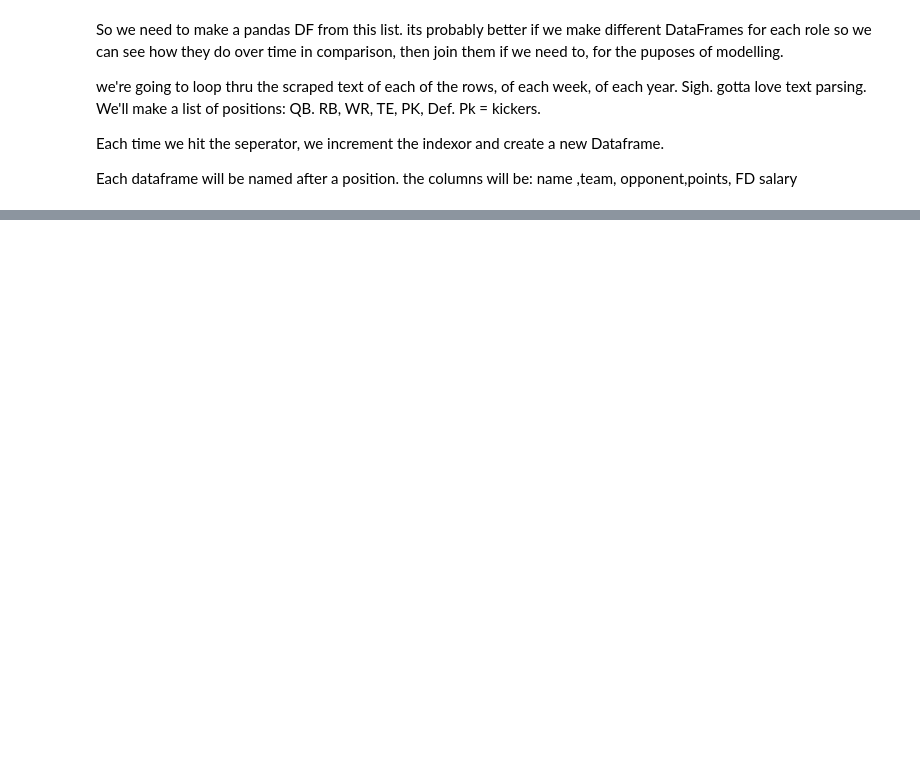
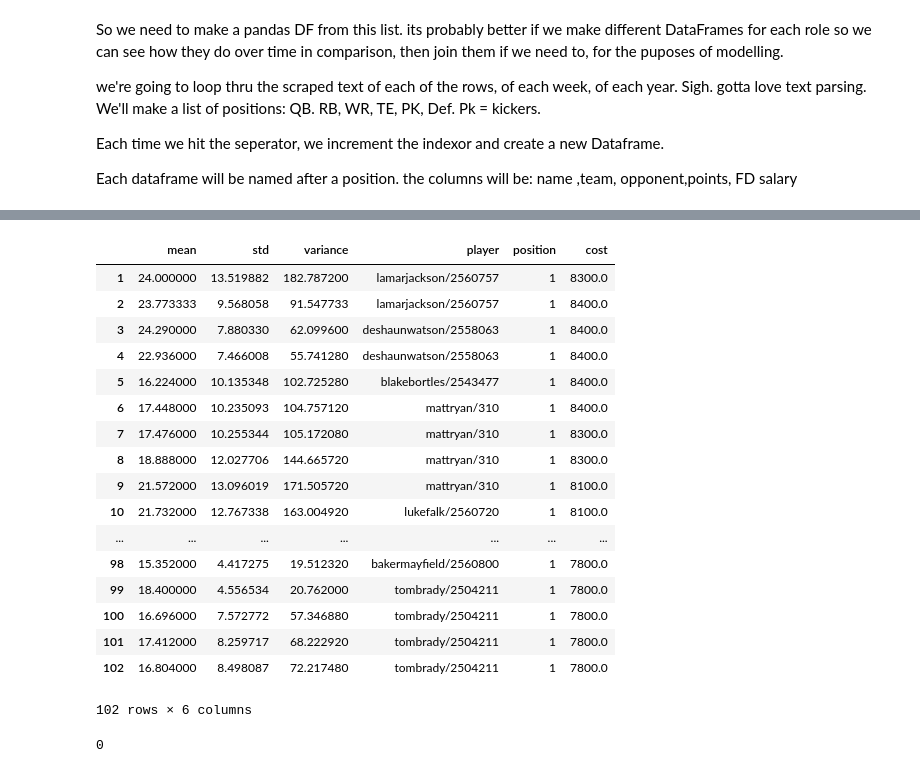
Before and after one commit to RoboTums/sportsPrediction, a Jupyter notebook: fantasyPointResearchScraping.ipynb, the cells around one changed output, grey strips where cells are left out. Saved outputs shown, nothing was run; the diff lists cells and outputs as text; code cells hidden in the pictures; blank space fills up the shorter version.

```diff
--- a/fantasyPointResearchScraping.ipynb
+++ b/fantasyPointResearchScraping.ipynb
@@ -119,0 +143,2 @@ DataFrames[4]
+# %%
+qbX_Y = pd.merge(right=  basicQBStats, left=gameY,how='inner')
@@ -119,0 +182,58 @@ DataFrames[4]
+# %%
+from scipy.stats import  tmean
+tmean(qbX_Y['points'])
+
+portfolio = pd.DataFrame()
+portfolio['mean']=qbX_Y['points'].rolling(5,win_type='boxcar', min_periods=1).mean()
+portfolio['std'] = qbX_Y['points'].rolling(5, min_periods=1).std()#.dropna()
+portfolio['variance']=qbX_Y['points'].rolling(5, min_periods=1).var()#.dropna()
+
+#we maximize the maximum cost
+portfolio['cost'] = qbX_Y['salary'].rolling(5, min_periods=1).max()
+
+portfolio['player']=qbX_Y['Player Id']
+p=portfolio.groupby('player')
+p.median()
+#p.mean()
+
+def predict(DF,position, windowsize=5 ):
+	portfolio = pd.DataFrame()
+	#expected value
+	portfolio['mean'] = DF['points'].rolling(windowsize,win_type='boxcar', min_periods=1).mean()
+	#standard deviation
+	portfolio['std'] = DF['points'].rolling(windowsize, min_periods=1).std()
+	#variance
+	portfolio['variance'] = DF['points'].rolling(windowsize, min_periods=1).var()
+	#X identifier
+	portfolio['player'] = DF['Player Id']
+	portfolio['position'] = pd.Series([position]*len(portfolio['player']))
+	portfolio['cost'] = DF['salary'].rolling(5, min_periods=1).max()
+
+	return portfolio
+
+predict(qbX_Y,1).dropna()
+# %% [output]
+|  | mean | std | variance | player | position | cost |
+| 1 | 24.000000 | 13.519882 | 182.787200 | lamarjackson/2560757 | 1 | 8300.0 |
+| 2 | 23.773333 | 9.568058 | 91.547733 | lamarjackson/2560757 | 1 | 8400.0 |
+| 3 | 24.290000 | 7.880330 | 62.099600 | deshaunwatson/2558063 | 1 | 8400.0 |
+| 4 | 22.936000 | 7.466008 | 55.741280 | deshaunwatson/2558063 | 1 | 8400.0 |
+| 5 | 16.224000 | 10.135348 | 102.725280 | blakebortles/2543477 | 1 | 8400.0 |
+| 6 | 17.448000 | 10.235093 | 104.757120 | mattryan/310 | 1 | 8400.0 |
+| 7 | 17.476000 | 10.255344 | 105.172080 | mattryan/310 | 1 | 8300.0 |
+| 8 | 18.888000 | 12.027706 | 144.665720 | mattryan/310 | 1 | 8300.0 |
+| 9 | 21.572000 | 13.096019 | 171.505720 | mattryan/310 | 1 | 8100.0 |
+| 10 | 21.732000 | 12.767338 | 163.004920 | lukefalk/2560720 | 1 | 8100.0 |
+| ... | ... | ... | ... | ... | ... | ... |
+| 98 | 15.352000 | 4.417275 | 19.512320 | bakermayfield/2560800 | 1 | 7800.0 |
+| 99 | 18.400000 | 4.556534 | 20.762000 | tombrady/2504211 | 1 | 7800.0 |
+| 100 | 16.696000 | 7.572772 | 57.346880 | tombrady/2504211 | 1 | 7800.0 |
+| 101 | 17.412000 | 8.259717 | 68.222920 | tombrady/2504211 | 1 | 7800.0 |
+| 102 | 16.804000 | 8.498087 | 72.217480 | tombrady/2504211 | 1 | 7800.0 |
+102 rows × 6 columns
+# %%
+Ystats = pd.read_csv('PK.csv', index_col=0)
+
+Ystats['salary'].max()
+# %% [output]
+0
```
Also changed, not shown: parts of 11 cells of this notebook, 3 other files.
